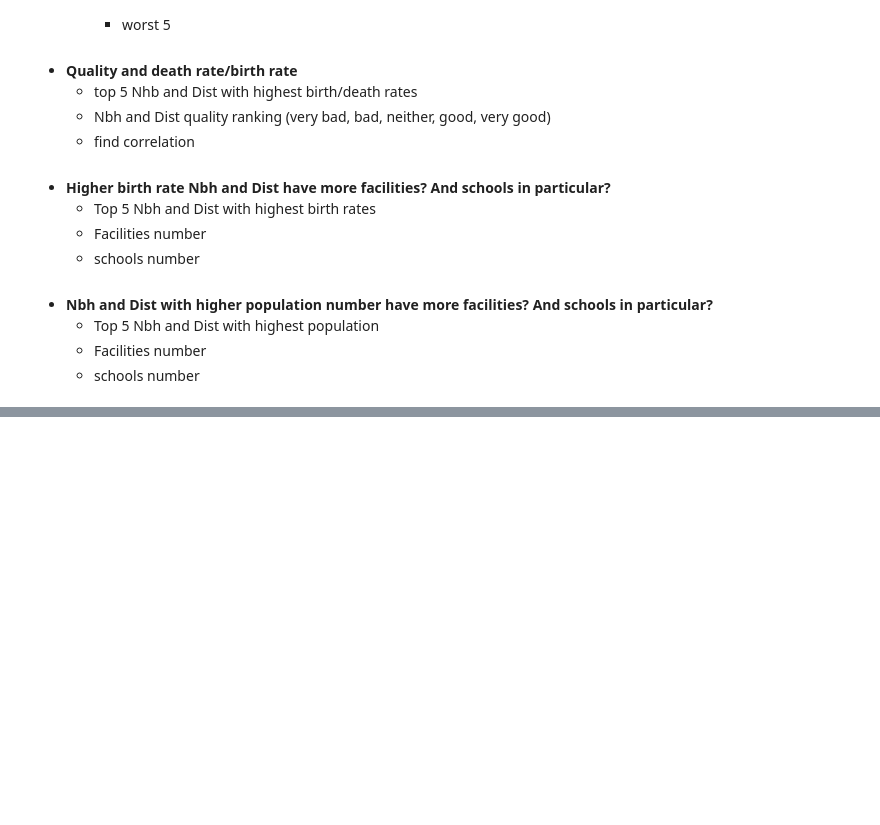
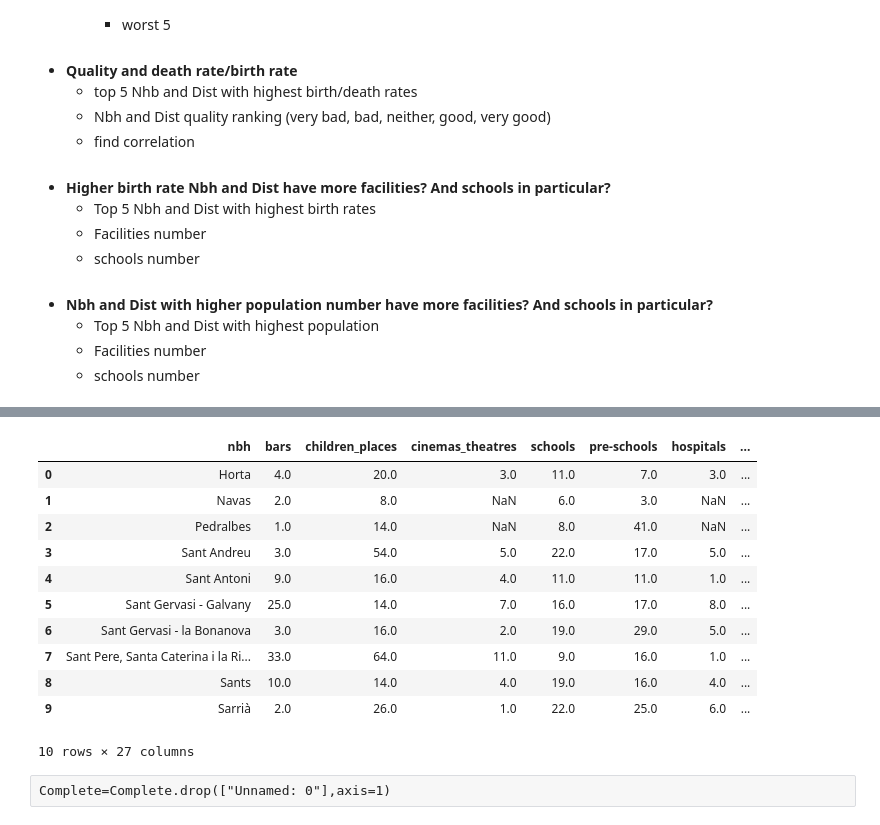
Before and after one commit to ta-data-bcn/Project-Week-2-Barcelona, a Jupyter notebook: your-project/Analysis-Mireia.ipynb, the cells around one changed output, grey strips where cells are left out. Cells and saved outputs as stored; diff of their text form; code cells hidden in the pictures; blank space fills up the shorter version.

```diff
--- a/your-project/Analysis-Mireia.ipynb
+++ b/your-project/Analysis-Mireia.ipynb
@@ -28,0 +33,4 @@
+# %%
+#import the cleaned dataset
+
+Complete=pd.read_csv("../datasets/Data_filtered/complete_dataset.csv")
@@ -28,0 +57,18 @@
+# %%
+#Have a quick look
+Complete.head(10)
+# %% [output]
+|  | nbh | bars | children_places | cinemas_theatres | schools | pre-schools | hospitals | ... |
+| 0 | Horta | 4.0 | 20.0 | 3.0 | 11.0 | 7.0 | 3.0 | ... |
+| 1 | Navas | 2.0 | 8.0 | NaN | 6.0 | 3.0 | NaN | ... |
+| 2 | Pedralbes | 1.0 | 14.0 | NaN | 8.0 | 41.0 | NaN | ... |
+| 3 | Sant Andreu | 3.0 | 54.0 | 5.0 | 22.0 | 17.0 | 5.0 | ... |
+| 4 | Sant Antoni | 9.0 | 16.0 | 4.0 | 11.0 | 11.0 | 1.0 | ... |
+| 5 | Sant Gervasi - Galvany | 25.0 | 14.0 | 7.0 | 16.0 | 17.0 | 8.0 | ... |
+| 6 | Sant Gervasi - la Bonanova | 3.0 | 16.0 | 2.0 | 19.0 | 29.0 | 5.0 | ... |
+| 7 | Sant Pere, Santa Caterina i la Ri... | 33.0 | 64.0 | 11.0 | 9.0 | 16.0 | 1.0 | ... |
+| 8 | Sants | 10.0 | 14.0 | 4.0 | 19.0 | 16.0 | 4.0 | ... |
+| 9 | Sarrià | 2.0 | 26.0 | 1.0 | 22.0 | 25.0 | 6.0 | ... |
+10 rows × 27 columns
+# %% [raw]
+Complete=Complete.drop(["Unnamed: 0"],axis=1)
```
Also changed, not shown: parts of 16 cells of this notebook, 1 other file.
